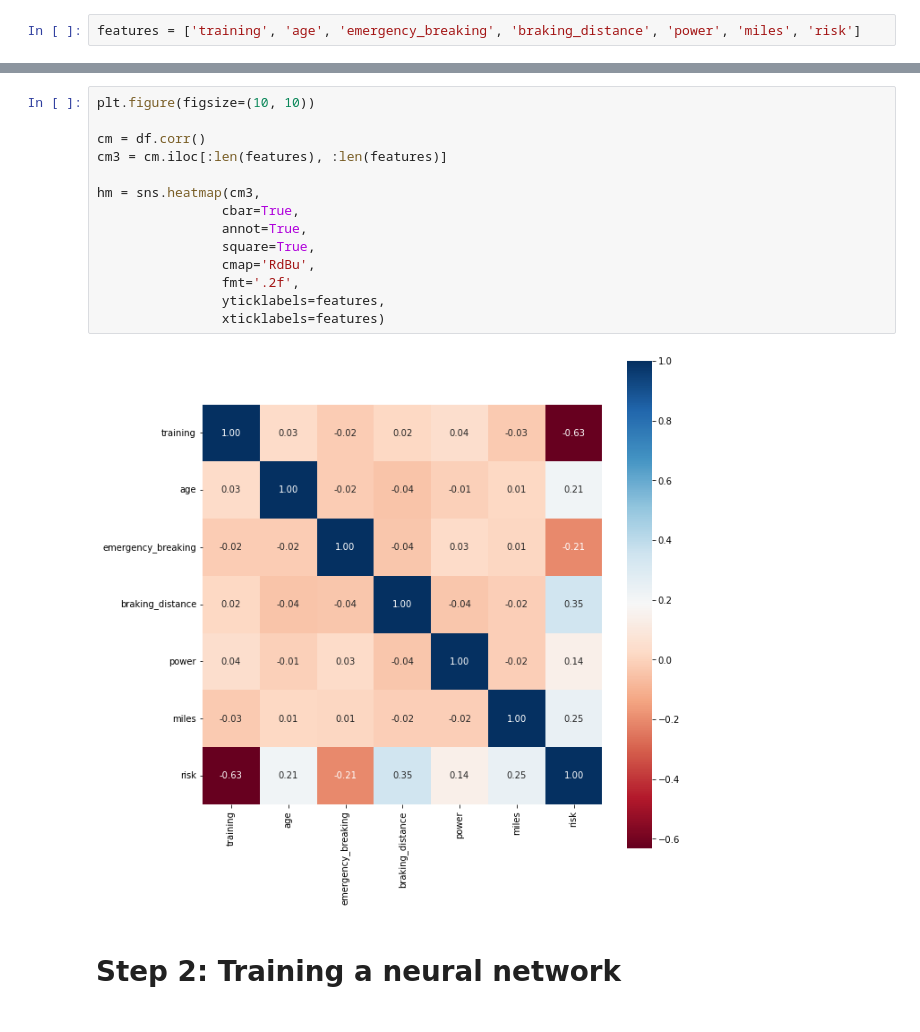
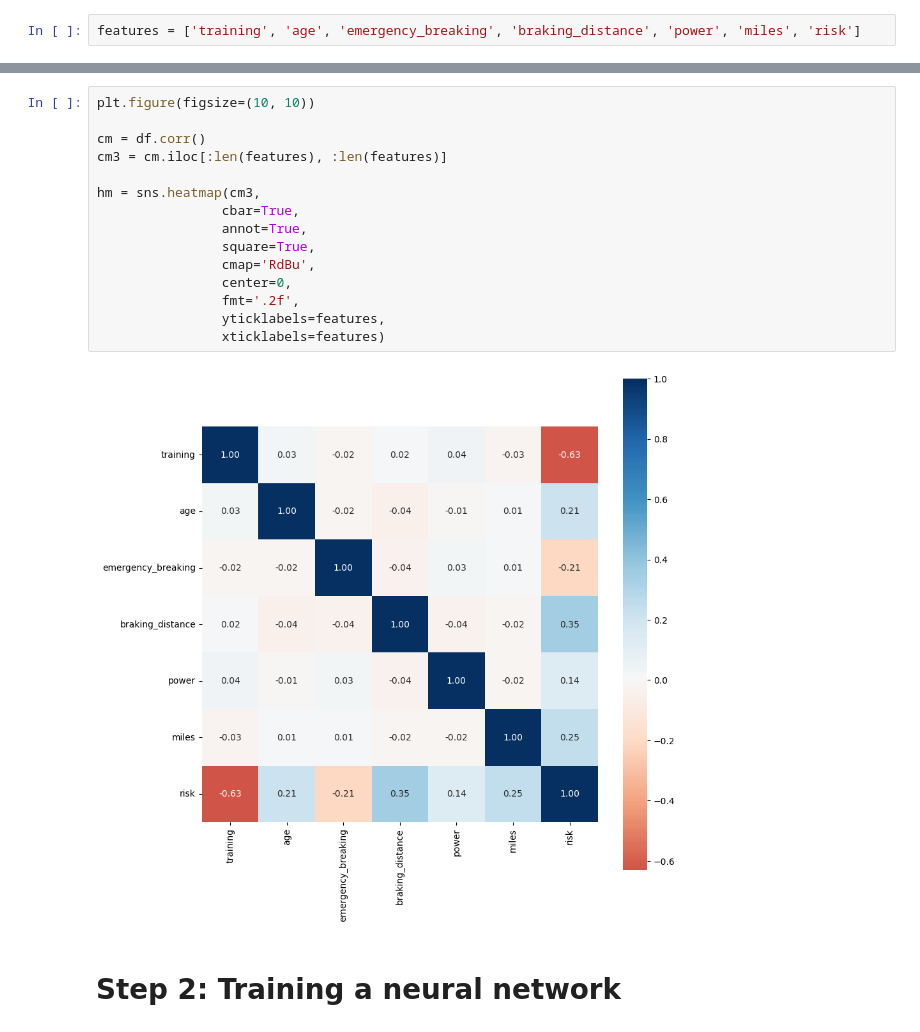
Before and after one commit to openknowledge/mlops, a Jupyter notebook: notebooks/exploration.ipynb, the cells around one changed output, grey strips where cells are left out. Saved outputs shown, nothing was run; the diff lists cells and outputs as text.

```diff
--- a/notebooks/exploration.ipynb
+++ b/notebooks/exploration.ipynb
@@ -94,19 +101,20 @@ sns.pairplot(df,
 # %%
 plt.figure(figsize=(10, 10))
 
 cm = df.corr()
 cm3 = cm.iloc[:len(features), :len(features)]
 
 hm = sns.heatmap(cm3,
                 cbar=True,
                 annot=True,
                 square=True,
                 cmap='RdBu',
+                center=0,
                 fmt='.2f',
                 yticklabels=features,
                 xticklabels=features)
 # %% [output]
-[figure, old version]
+[figure, new version]
 # %% [markdown]
 # Step 2: Training a neural network
 # %%
```
Also changed, not shown: parts of 36 cells of this notebook.
